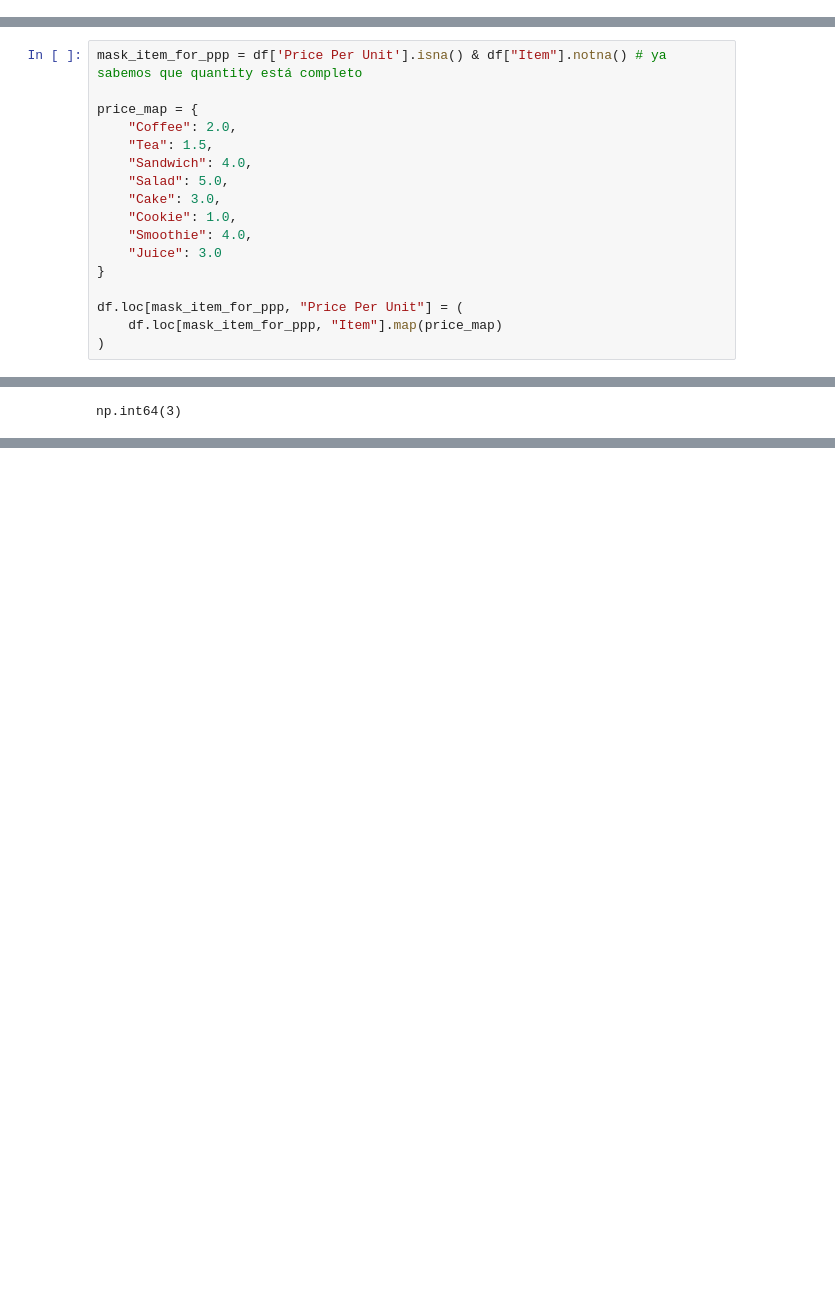
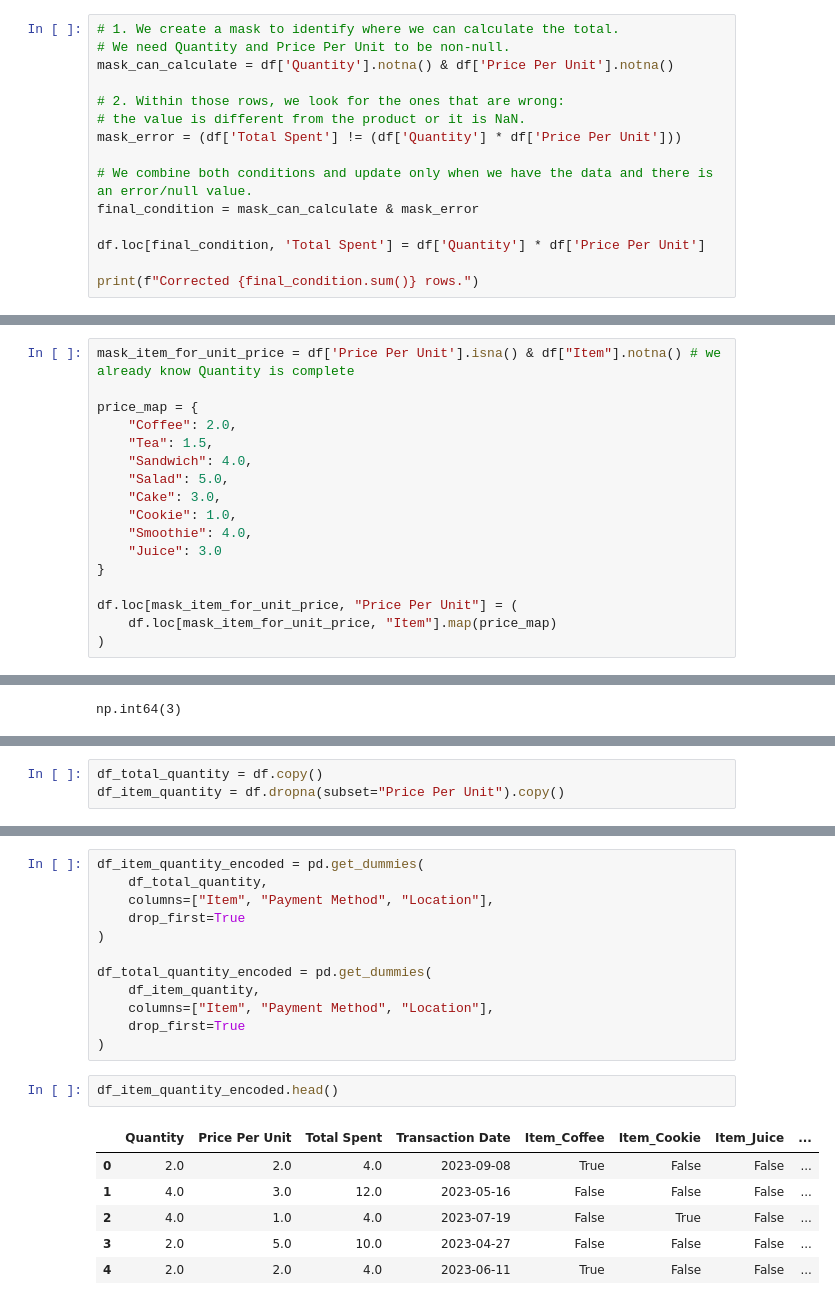
Before and after one commit to MauricioLlugdar/CoffeeShop-Sales, a Jupyter notebook: 01_CoffeeShopSales_Analysis_Exploration_Cleaning.ipynb, the cells around one changed output, grey strips where cells are left out. Cells and saved outputs as stored; diff of their text form; blank space fills up the shorter version.

```diff
--- a/01_CoffeeShopSales_Analysis_Exploration_Cleaning.ipynb
+++ b/01_CoffeeShopSales_Analysis_Exploration_Cleaning.ipynb
@@ -235,0 +220,15 @@ Se corrigieron 462 filas.
+# %%
+# 1. We create a mask to identify where we can calculate the total.
+# We need Quantity and Price Per Unit to be non-null.
+mask_can_calculate = df['Quantity'].notna() & df['Price Per Unit'].notna()
+
+# 2. Within those rows, we look for the ones that are wrong:
+# the value is different from the product or it is NaN.
+mask_error = (df['Total Spent'] != (df['Quantity'] * df['Price Per Unit']))
+
+# We combine both conditions and update only when we have the data and there is an error/null value.
+final_condition = mask_can_calculate & mask_error
+
+df.loc[final_condition, 'Total Spent'] = df['Quantity'] * df['Price Per Unit']
+
+print(f"Corrected {final_condition.sum()} rows.")
@@ -395,7 +395,7 @@ Precios
 
 *   Juice     $3
 # %%
-mask_item_for_ppp = df['Price Per Unit'].isna() & df["Item"].notna() # ya sabemos que quantity está completo
+mask_item_for_unit_price = df['Price Per Unit'].isna() & df["Item"].notna() # we already know Quantity is complete
 
 price_map = {
     "Coffee": 2.0,
@@ -408,8 +408,8 @@ price_map = {
     "Juice": 3.0
 }
 
-df.loc[mask_item_for_ppp, "Price Per Unit"] = (
-    df.loc[mask_item_for_ppp, "Item"].map(price_map)
+df.loc[mask_item_for_unit_price, "Price Per Unit"] = (
+    df.loc[mask_item_for_unit_price, "Item"].map(price_map)
 )
 # %%
 mask_error = ((df['Total Spent'] != (df['Quantity'] * df['Price Per Unit'])) & df["Price Per Unit"].notna())
@@ -647,0 +455,3 @@ Finalmente conseguimos limpiar el dataset en su totalidad obteniendo 2 Data Fram
+# %%
+df_total_quantity = df.copy()
+df_item_quantity = df.dropna(subset="Price Per Unit").copy()
@@ -647,0 +650,21 @@ Finalmente conseguimos limpiar el dataset en su totalidad obteniendo 2 Data Fram
+# %%
+df_item_quantity_encoded = pd.get_dummies(
+    df_total_quantity,
+    columns=["Item", "Payment Method", "Location"],
+    drop_first=True
+)
+
+df_total_quantity_encoded = pd.get_dummies(
+    df_item_quantity,
+    columns=["Item", "Payment Method", "Location"],
+    drop_first=True
+)
+# %%
+df_item_quantity_encoded.head()
+# %% [output]
+|  | Quantity | Price Per Unit | Total Spent | Transaction Date | Item_Coffee | Item_Cookie | Item_Juice | ... |
+| 0 | 2.0 | 2.0 | 4.0 | 2023-09-08 | True | False | False | ... |
+| 1 | 4.0 | 3.0 | 12.0 | 2023-05-16 | False | False | False | ... |
+| 2 | 4.0 | 1.0 | 4.0 | 2023-07-19 | False | True | False | ... |
+| 3 | 2.0 | 5.0 | 10.0 | 2023-04-27 | False | False | False | ... |
+| 4 | 2.0 | 2.0 | 4.0 | 2023-06-11 | True | False | False | ... |
```
Also changed, not shown: parts of 87 cells of this notebook.
